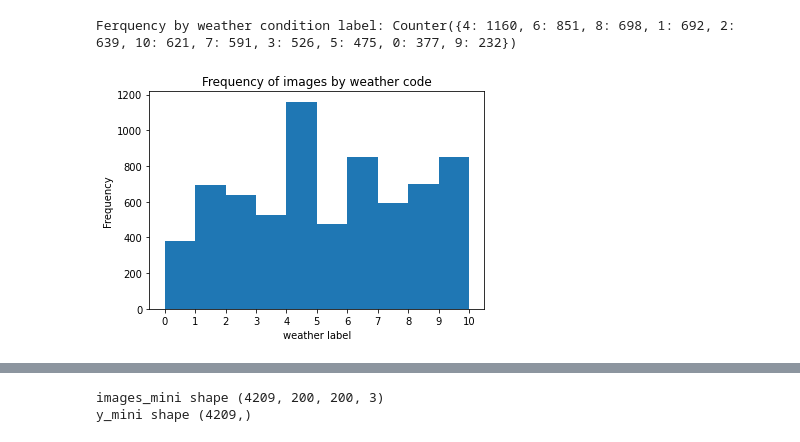
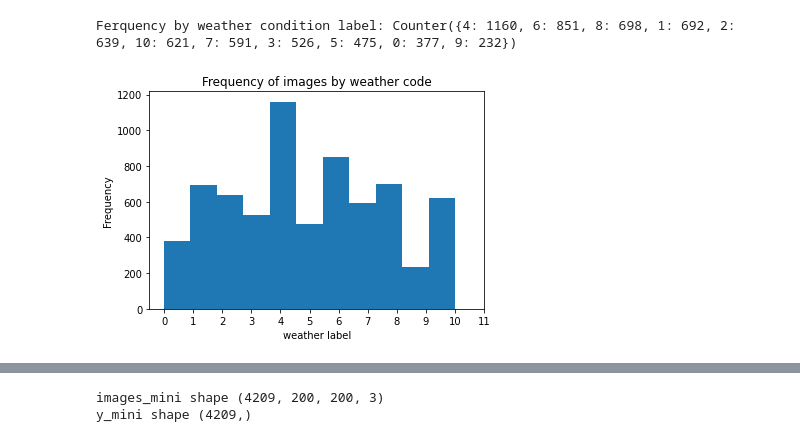
Before and after one commit to Savinay09/weather_image_recognition, a Jupyter notebook: Data preprocessing.ipynb, the cells around one changed output, grey strips where cells are left out. Cells and saved outputs as stored; diff of their text form; code cells hidden in the pictures.

```diff
--- a/Data preprocessing.ipynb
+++ b/Data preprocessing.ipynb
@@ -72,11 +75,11 @@ print("Ferquency by weather condition label: " + str(Counter(y_encoded)))
 # %% [output]
 Ferquency by weather condition label: Counter({4: 1160, 6: 851, 8: 698, 1: 692, 2: 639, 10: 621, 7: 591, 3: 526, 5: 475, 0: 377, 9: 232})
 # %%
-plt.hist(y_encoded)
-plt.xticks(range(0, 11, 1))
+plt.hist(y_encoded, bins=11)
+plt.xticks(range(0, 12, 1))
 plt.title("Frequency of images by weather code")
 plt.ylabel("Frequency")
 plt.xlabel("weather label")
 plt.show()
 # %% [output]
-[figure, old version]
+[figure, new version]
```
Also changed, not shown: parts of 17 cells of this notebook.
